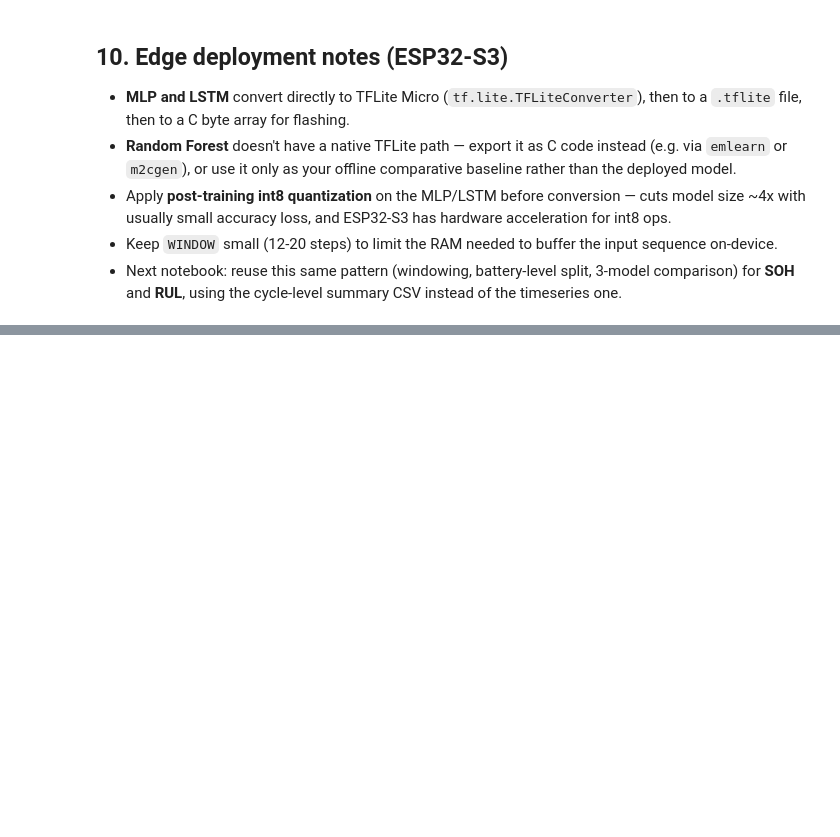
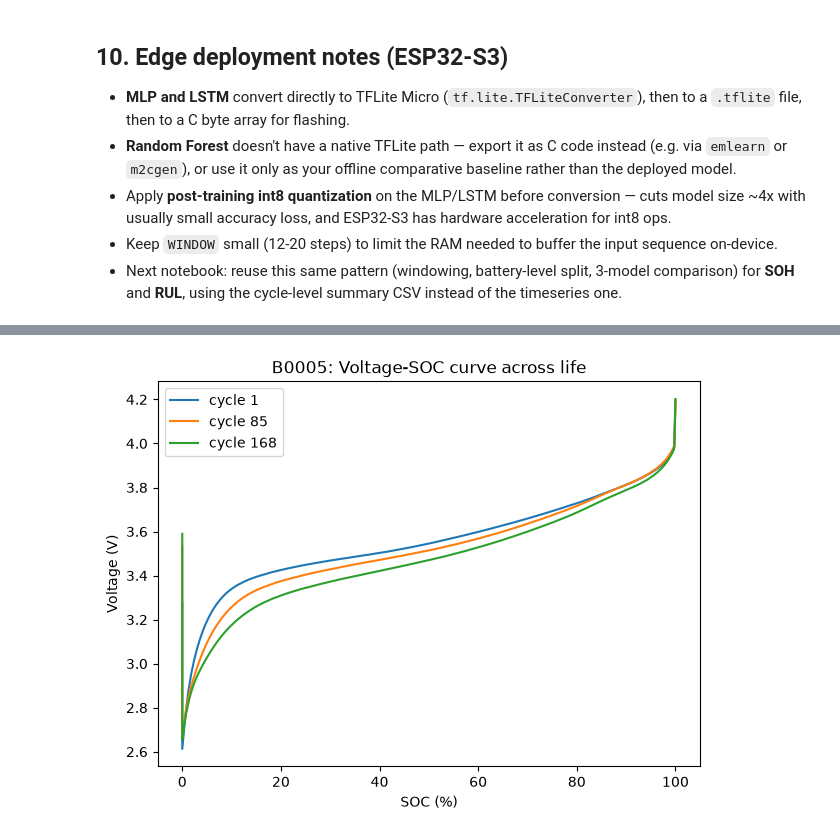
Before and after one commit to HarikeshopGCEK/BTECH_FINAL_YEAR_PROJECT, a Jupyter notebook: NASA Dataset/Model/SoC_study/01_SOC_estimation.ipynb, the cells around one changed output, grey strips where cells are left out. Saved outputs shown, nothing was run; the diff lists cells and outputs as text; code cells hidden in the pictures; blank space fills up the shorter version.

```diff
--- a/NASA Dataset/Model/SoC_study/01_SOC_estimation.ipynb
+++ b/NASA Dataset/Model/SoC_study/01_SOC_estimation.ipynb
@@ -221,0 +367,17 @@ plt.show()
+# %%
+b = 'B0005'
+sub = df[df['battery_id']==b]
+cycles_available = sorted(sub['cycle'].unique())
+picks = [cycles_available[0], cycles_available[len(cycles_available)//2], cycles_available[-1]]
+
+plt.figure(figsize=(7,5))
+for c in picks:
+    g = sub[sub['cycle']==c]
+    plt.plot(g['soc'], g['voltage'], label=f'cycle {c}')
+plt.xlabel('SOC (%)')
+plt.ylabel('Voltage (V)')
+plt.legend()
+plt.title(f'{b}: Voltage-SOC curve across life')
+plt.show()
+# %% [output]
+[figure, added]
```
Also changed, not shown: parts of 33 cells of this notebook, 3 other files.
